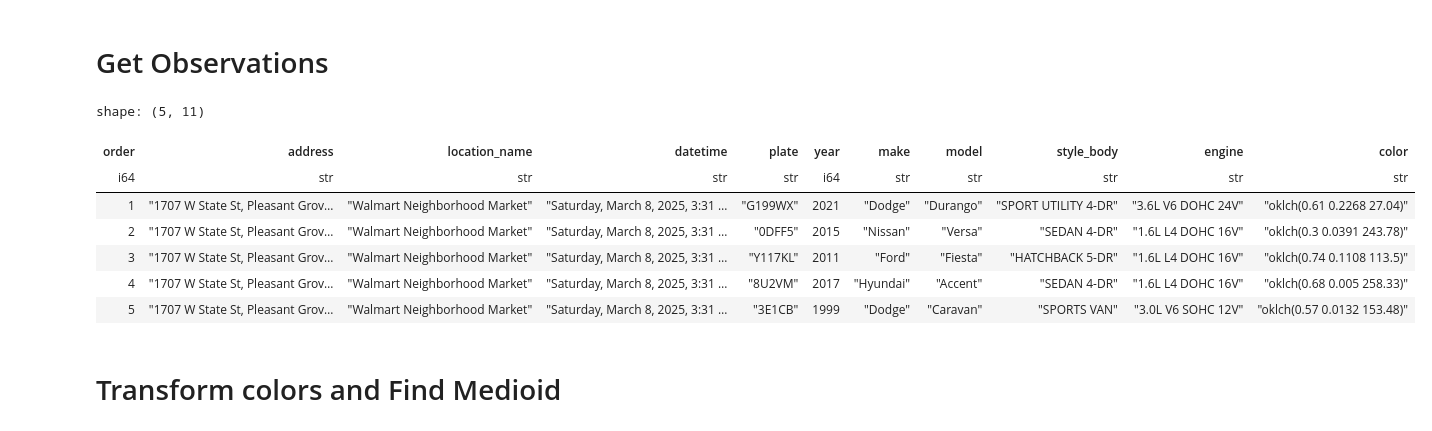
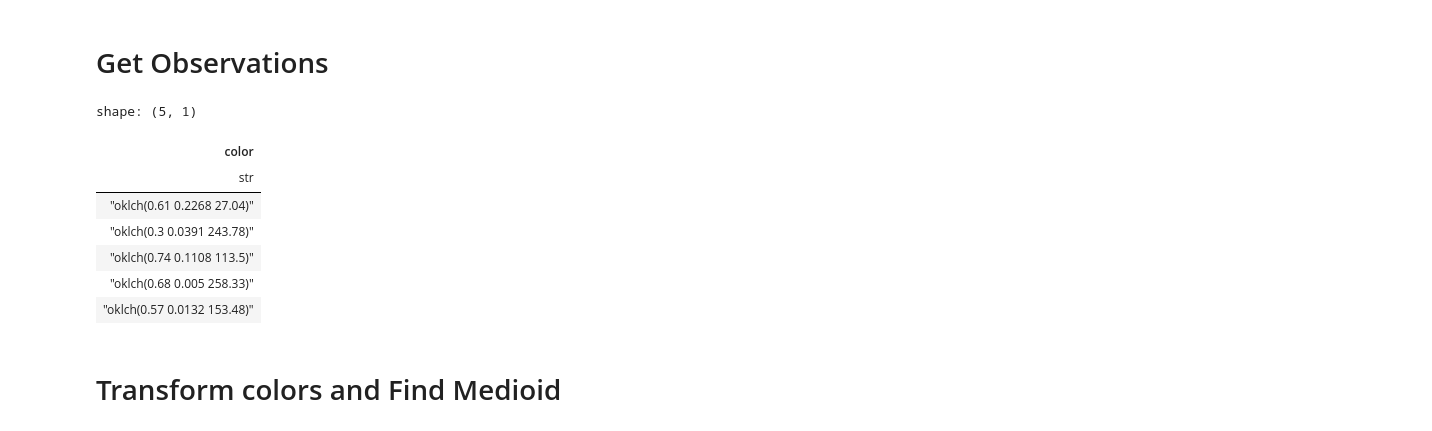
Before and after one commit to iamgiddyaboutgit/cars, a Jupyter notebook: src/colors.ipynb, the cells around one changed output. Saved outputs shown, nothing was run; the diff lists cells and outputs as text; code cells hidden in the pictures.

```diff
--- a/src/colors.ipynb
+++ b/src/colors.ipynb
@@ -212,16 +212,16 @@ data = pl.scan_csv(
     has_header=True
 )
 # %%
-data.head().collect()
+data.select("color").head().collect()
 # %% [output]
-shape: (5, 11)
+shape: (5, 1)
-| order | address | location_name | datetime | plate | year | make | model | style_body | engine | color |
-| i64 | str | str | str | str | i64 | str | str | str | str | str |
-| 1 | "1707 W State St, Pleasant Grov… | "Walmart Neighborhood Market" | "Saturday, March 8, 2025, 3:31 … | "G199WX" | 2021 | "Dodge" | "Durango" | "SPORT UTILITY 4-DR" | "3.6L V6 DOHC 24V" | "oklch(0.61 0.2268 27.04)" |
-| 2 | "1707 W State St, Pleasant Grov… | "Walmart Neighborhood Market" | "Saturday, March 8, 2025, 3:31 … | "0DFF5" | 2015 | "Nissan" | "Versa" | "SEDAN 4-DR" | "1.6L L4 DOHC 16V" | "oklch(0.3 0.0391 243.78)" |
-| 3 | "1707 W State St, Pleasant Grov… | "Walmart Neighborhood Market" | "Saturday, March 8, 2025, 3:31 … | "Y117KL" | 2011 | "Ford" | "Fiesta" | "HATCHBACK 5-DR" | "1.6L L4 DOHC 16V" | "oklch(0.74 0.1108 113.5)" |
-| 4 | "1707 W State St, Pleasant Grov… | "Walmart Neighborhood Market" | "Saturday, March 8, 2025, 3:31 … | "8U2VM" | 2017 | "Hyundai" | "Accent" | "SEDAN 4-DR" | "1.6L L4 DOHC 16V" | "oklch(0.68 0.005 258.33)" |
-| 5 | "1707 W State St, Pleasant Grov… | "Walmart Neighborhood Market" | "Saturday, March 8, 2025, 3:31 … | "3E1CB" | 1999 | "Dodge" | "Caravan" | "SPORTS VAN" | "3.0L V6 SOHC 12V" | "oklch(0.57 0.0132 153.48)" |
+| color |
+| str |
+| "oklch(0.61 0.2268 27.04)" |
+| "oklch(0.3 0.0391 243.78)" |
+| "oklch(0.74 0.1108 113.5)" |
+| "oklch(0.68 0.005 258.33)" |
+| "oklch(0.57 0.0132 153.48)" |
 # %%
 oklch_mat = (data
     .select("color")
```
Also changed, not shown: parts of 1 cell of this notebook, 1 other file.
